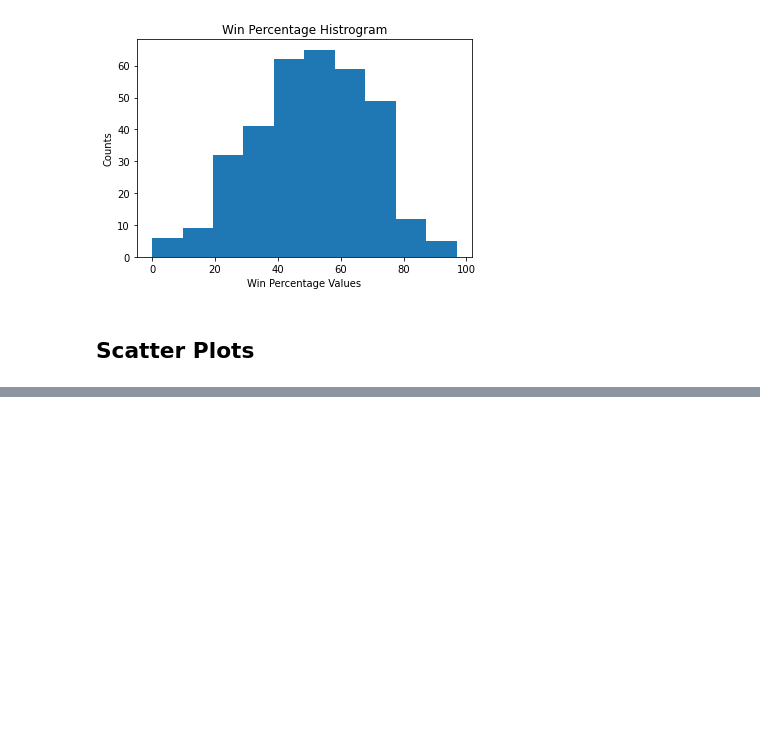
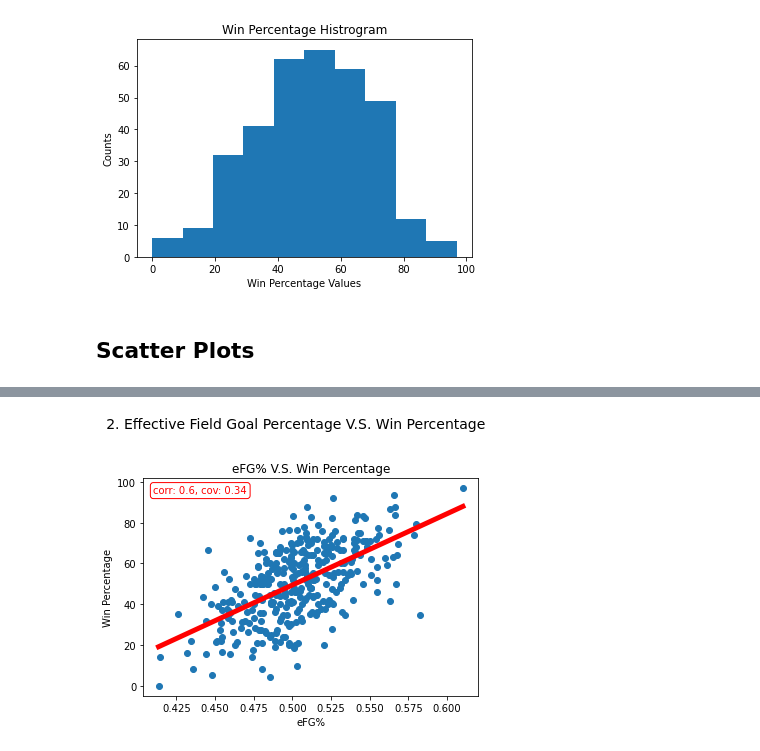
Before and after one commit to NCAA-Basketball-Predictor/Predictor, a Jupyter notebook: EDA.ipynb, the cells around one changed output, grey strips where cells are left out. Saved outputs shown, nothing was run; the diff lists cells and outputs as text; code cells hidden in the pictures; blank space fills up the shorter version.

Commit message:
Finished Scatter Plots

```diff
--- a/EDA.ipynb
+++ b/EDA.ipynb
@@ -83,0 +100,24 @@ plot_utils.create_histogram("Win Percentage",win_percentage)
+# %% [markdown]
+2. Effective Field Goal Percentage V.S. Win Percentage
+# %%
+importlib.reload(utils)
+importlib.reload(plot_utils)
+import scipy.stats as stats
+import numpy as np
+efg = ncaa_stats.get_column("eFG%")
+win_percentage = ncaa_stats.get_column("Win Percentage")
+plt.figure()
+m,b = plot_utils.compute_slope_intercept(efg,win_percentage)
+plt.scatter(efg,win_percentage)
+covarient = plot_utils.find_covarient(efg,win_percentage)
+x_standard_deviation = plot_utils.find_standard_deviation(efg)
+y_standard_deviation = plot_utils.find_standard_deviation(win_percentage)
+correlation = plot_utils.find_correlation(x_standard_deviation,y_standard_deviation,covarient)
+plt.annotate("corr: {}, cov: {}".format(correlation,covarient), xy=(0.17, 0.93), xycoords="axes fraction", horizontalalignment="center", color="red",bbox=dict(boxstyle="round", fc="1", color="r"))
+plt.plot([min(efg), max(efg)], [m * min(efg) + b, m * max(efg) + b], c="r",lw=5)
+plt.ylabel("Win Percentage")
+plt.xlabel("eFG%")
+plt.title("eFG% V.S. Win Percentage")
+plt.show()
+# %% [output]
+[figure, added]
```
Also changed, not shown: parts of 10 cells of this notebook, 2 other files.
